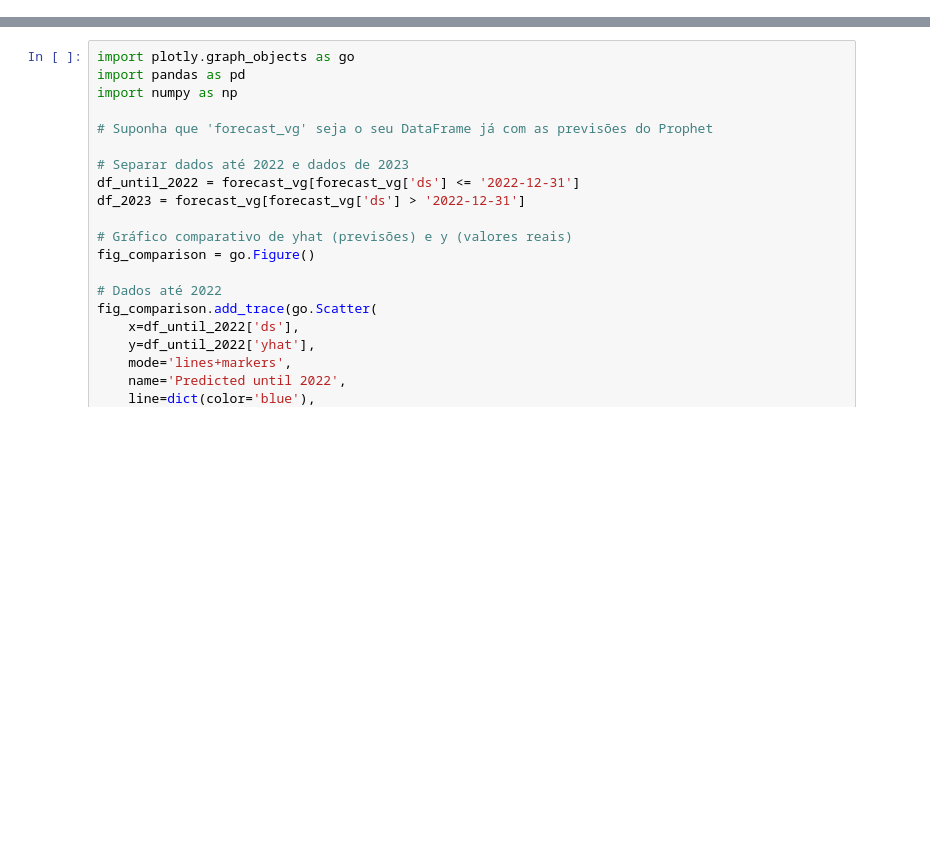
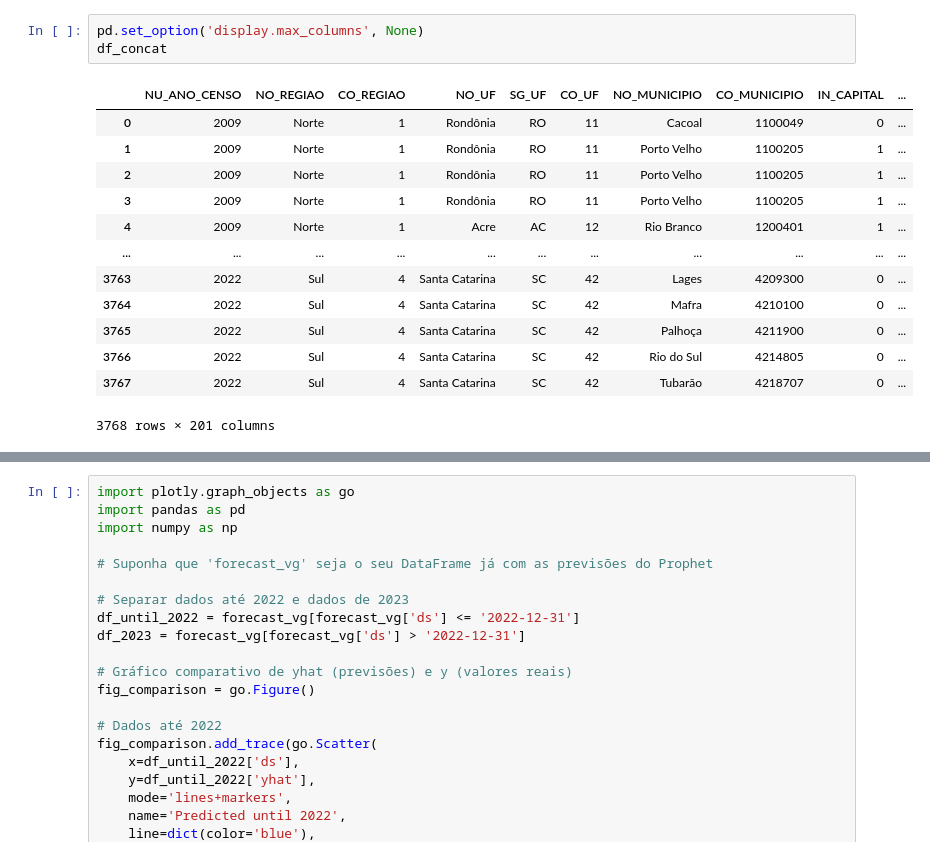
Before and after one commit to sergiourzedojunior/censo-ensino-superior, a Jupyter notebook: 4_read_parquet.ipynb, the cells around one changed output, grey strips where cells are left out. Saved outputs shown, nothing was run; the diff lists cells and outputs as text; blank space fills up the shorter version.

```diff
--- a/4_read_parquet.ipynb
+++ b/4_read_parquet.ipynb
@@ -101,0 +27,17 @@ See the caveats in the documentation: https://pandas.pydata.org/pandas-docs/stab
+# %%
+pd.set_option('display.max_columns', None)
+df_concat
+# %% [output]
+|  | NU_ANO_CENSO | NO_REGIAO | CO_REGIAO | NO_UF | SG_UF | CO_UF | NO_MUNICIPIO | CO_MUNICIPIO | IN_CAPITAL | ... |
+| 0 | 2009 | Norte | 1 | Rondônia | RO | 11 | Cacoal | 1100049 | 0 | ... |
+| 1 | 2009 | Norte | 1 | Rondônia | RO | 11 | Porto Velho | 1100205 | 1 | ... |
+| 2 | 2009 | Norte | 1 | Rondônia | RO | 11 | Porto Velho | 1100205 | 1 | ... |
+| 3 | 2009 | Norte | 1 | Rondônia | RO | 11 | Porto Velho | 1100205 | 1 | ... |
+| 4 | 2009 | Norte | 1 | Acre | AC | 12 | Rio Branco | 1200401 | 1 | ... |
+| ... | ... | ... | ... | ... | ... | ... | ... | ... | ... | ... |
+| 3763 | 2022 | Sul | 4 | Santa Catarina | SC | 42 | Lages | 4209300 | 0 | ... |
+| 3764 | 2022 | Sul | 4 | Santa Catarina | SC | 42 | Mafra | 4210100 | 0 | ... |
+| 3765 | 2022 | Sul | 4 | Santa Catarina | SC | 42 | Palhoça | 4211900 | 0 | ... |
+| 3766 | 2022 | Sul | 4 | Santa Catarina | SC | 42 | Rio do Sul | 4214805 | 0 | ... |
+| 3767 | 2022 | Sul | 4 | Santa Catarina | SC | 42 | Tubarão | 4218707 | 0 | ... |
+3768 rows × 201 columns
```
Also changed, not shown: parts of 5 cells of this notebook, 6 other files.
